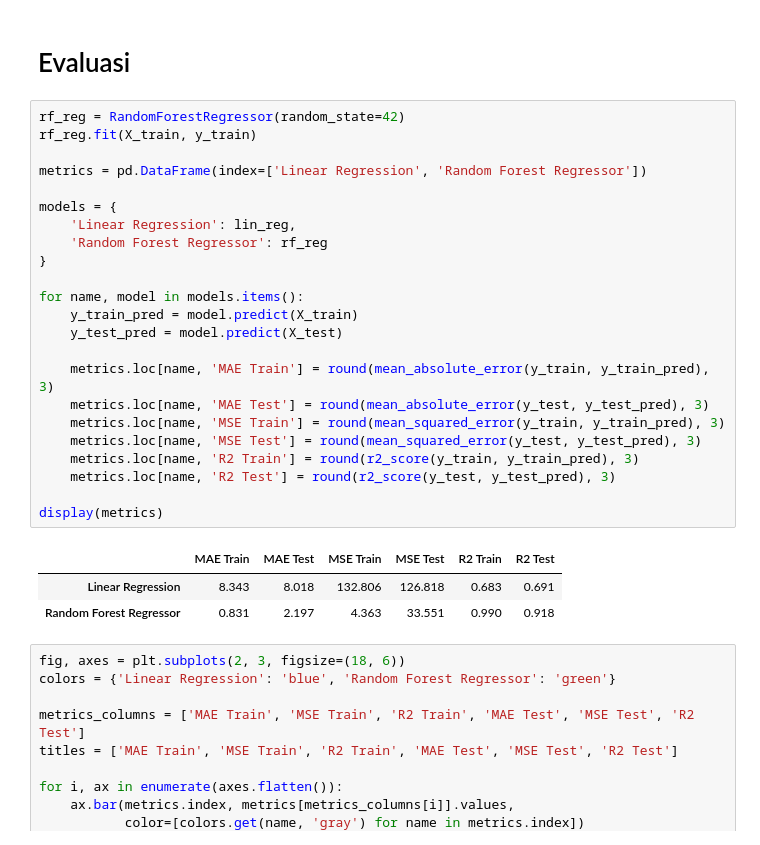
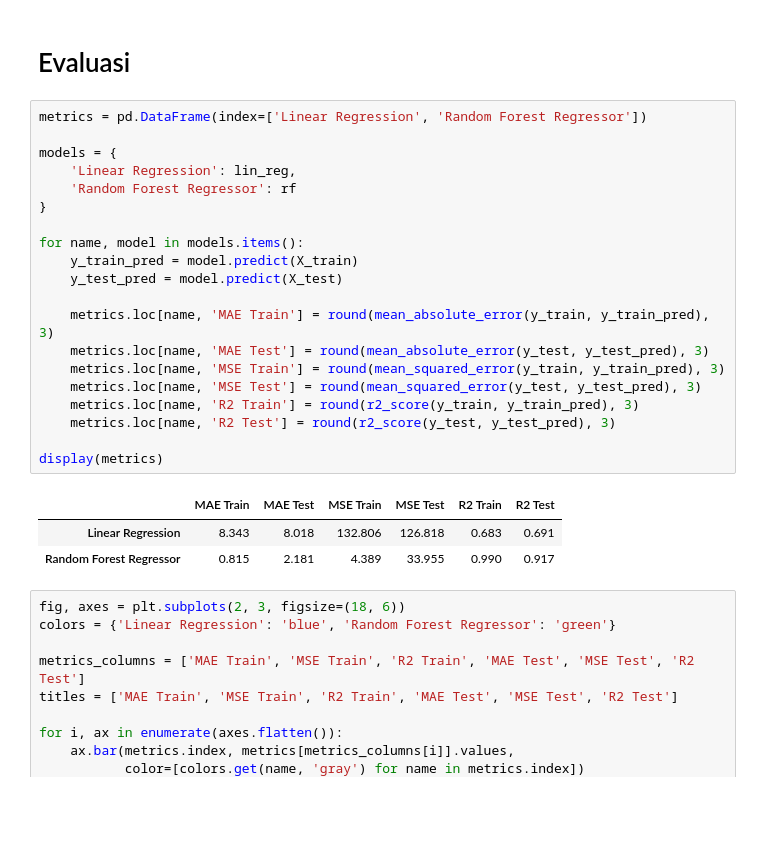
Before and after one commit to LuqmanXHakim/predictive-analytics-gold-price, a Jupyter notebook: predictive_analytics_gold_price.ipynb, the cells around one changed output. Drawn from its saved outputs; the diff is of its cells as text; blank space fills up the shorter version.

```diff
--- a/predictive_analytics_gold_price.ipynb
+++ b/predictive_analytics_gold_price.ipynb
@@ -370,32 +370,29 @@ Skor Mean Squared Error (MSE) terbaik untuk model Random Forest Regression adala
 # %% [markdown]
 # Evaluasi
 # %%
-rf_reg = RandomForestRegressor(random_state=42)
-rf_reg.fit(X_train, y_train)
-
 metrics = pd.DataFrame(index=['Linear Regression', 'Random Forest Regressor'])
 
 models = {
     'Linear Regression': lin_reg,
-    'Random Forest Regressor': rf_reg
+    'Random Forest Regressor': rf
 }
 
 for name, model in models.items():
     y_train_pred = model.predict(X_train)
     y_test_pred = model.predict(X_test)
 
     metrics.loc[name, 'MAE Train'] = round(mean_absolute_error(y_train, y_train_pred), 3)
     metrics.loc[name, 'MAE Test'] = round(mean_absolute_error(y_test, y_test_pred), 3)
     metrics.loc[name, 'MSE Train'] = round(mean_squared_error(y_train, y_train_pred), 3)
     metrics.loc[name, 'MSE Test'] = round(mean_squared_error(y_test, y_test_pred), 3)
     metrics.loc[name, 'R2 Train'] = round(r2_score(y_train, y_train_pred), 3)
     metrics.loc[name, 'R2 Test'] = round(r2_score(y_test, y_test_pred), 3)
 
 display(metrics)
 # %% [output]
 |  | MAE Train | MAE Test | MSE Train | MSE Test | R2 Train | R2 Test |
 | Linear Regression | 8.343 | 8.018 | 132.806 | 126.818 | 0.683 | 0.691 |
-| Random Forest Regressor | 0.831 | 2.197 | 4.363 | 33.551 | 0.990 | 0.918 |
+| Random Forest Regressor | 0.815 | 2.181 | 4.389 | 33.955 | 0.990 | 0.917 |
 # %%
 fig, axes = plt.subplots(2, 3, figsize=(18, 6))
 colors = {'Linear Regression': 'blue', 'Random Forest Regressor': 'green'}
```
Also changed, not shown: parts of 2 cells of this notebook, 1 other file.
